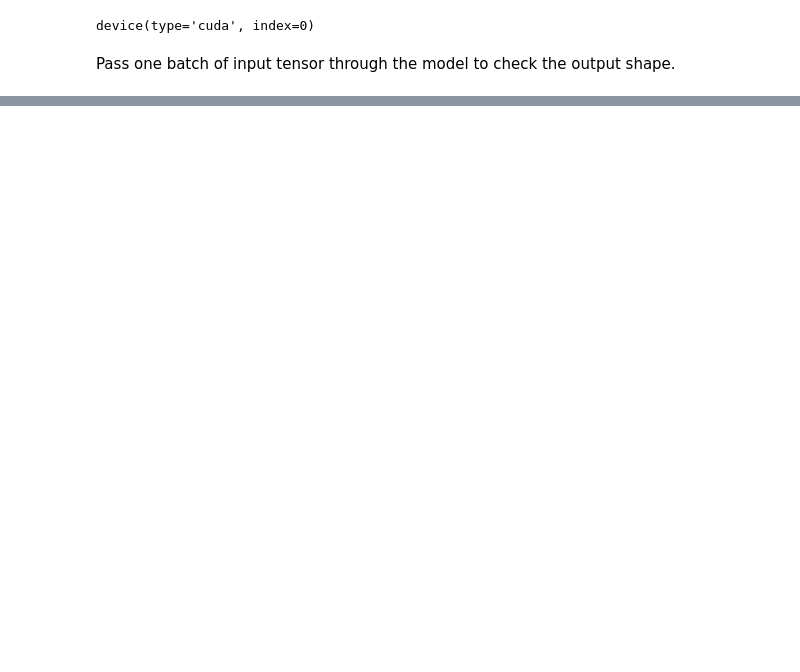
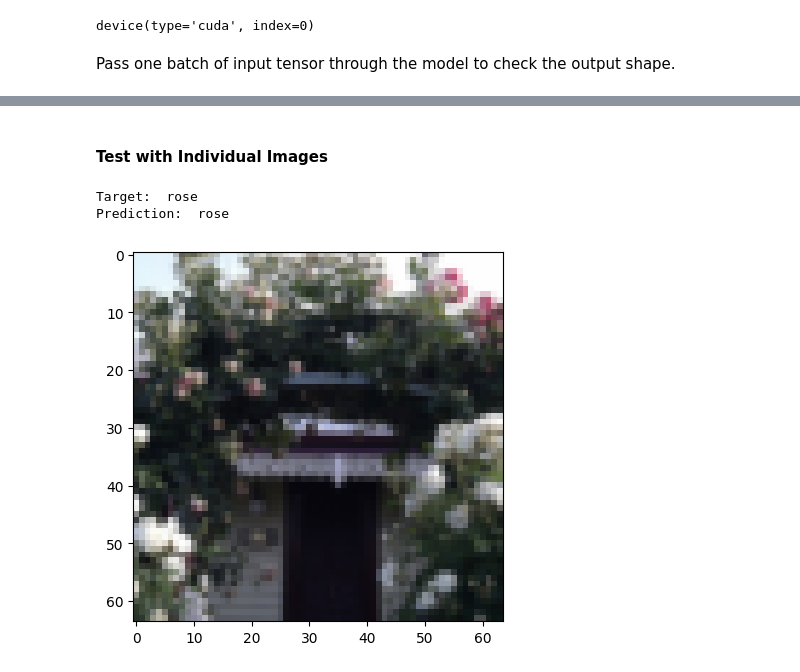
Before and after one commit to DexTerMtor-Rahul/Flower-Species-Classification, a Jupyter notebook: flower_species_classification.ipynb, the cells around one changed output, grey strips where cells are left out. Cells and saved outputs as stored; diff of their text form; code cells hidden in the pictures; blank space fills up the shorter version.

Commit message:
final prediction done using resNet9

```diff
--- a/flower_species_classification.ipynb
+++ b/flower_species_classification.ipynb
@@ -256,0 +436,24 @@ OutOfMemoryError: CUDA out of memory. Tried to allocate 32.00 MiB. GPU
+# %% [markdown]
+#### Test with Individual Images
+# %%
+def predict_image(img, model, classes):
+    # Convert to a batch of 1
+    xb = to_device(img.unsqueeze(0), device)
+    # Get predictions from model
+    yb = model(xb)
+    # Pick index with highest probability
+    _, preds  = torch.max(yb, dim=1)
+    # Retrieve the class label
+    return classes[preds[0].item()]
+# %%
+def show_image_prediction(img, lable):
+     plt.imshow(img.permute((1, 2, 0)))
+     prd = predict_image(img, model, dataset.classes)
+     print('Target: ', dataset.classes[lable])
+     print('Prediction: ', prd)
+# %%
+show_image_prediction(*valid_data[9])
+# %% [output]
+Target:  rose
+Prediction:  rose
+[figure, added]
```
Also changed, not shown: parts of 22 cells of this notebook.
